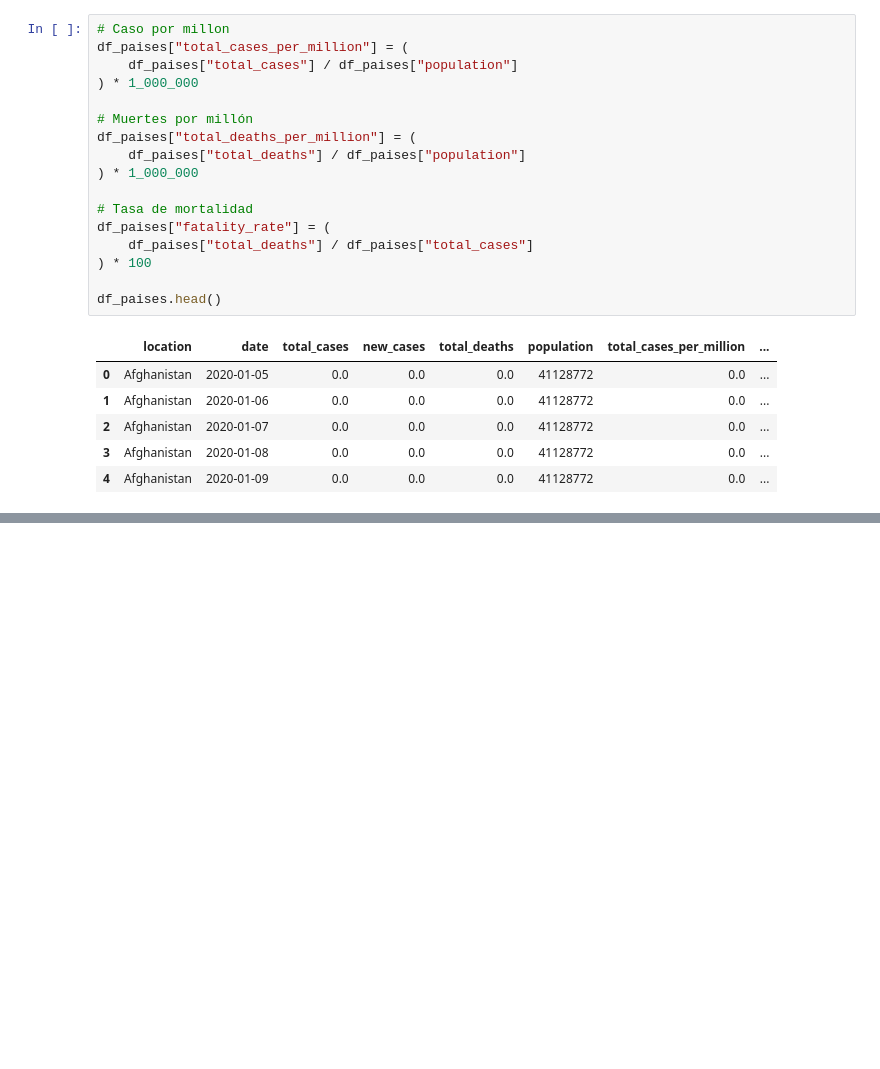
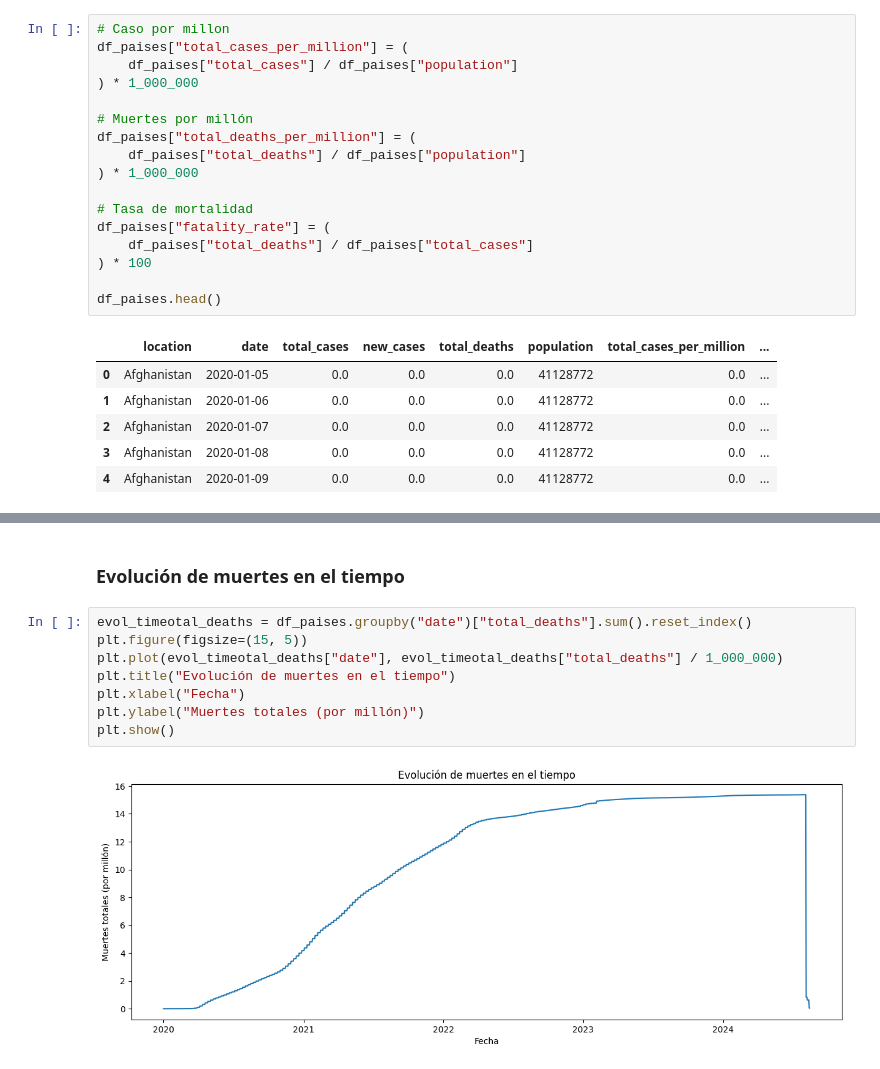
Before and after one commit to StalkerData/Ciencia_de_Datos, a Jupyter notebook: Nivel_2/covid_eda/notebooks/analisis_covid.ipynb, the cells around one changed output, grey strips where cells are left out. Cells and saved outputs as stored; diff of their text form; blank space fills up the shorter version.

```diff
--- a/Nivel_2/covid_eda/notebooks/analisis_covid.ipynb
+++ b/Nivel_2/covid_eda/notebooks/analisis_covid.ipynb
@@ -200,0 +275,12 @@ Name: total_deaths_per_million, dtype: float64
+# %% [markdown]
+### Evolución de muertes en el tiempo
+# %%
+evol_timeotal_deaths = df_paises.groupby("date")["total_deaths"].sum().reset_index()
+plt.figure(figsize=(15, 5))
+plt.plot(evol_timeotal_deaths["date"], evol_timeotal_deaths["total_deaths"] / 1_000_000)
+plt.title("Evolución de muertes en el tiempo")
+plt.xlabel("Fecha")
+plt.ylabel("Muertes totales (por millón)")
+plt.show()
+# %% [output]
+[figure, added]
```
Also changed, not shown: parts of 15 cells of this notebook.
